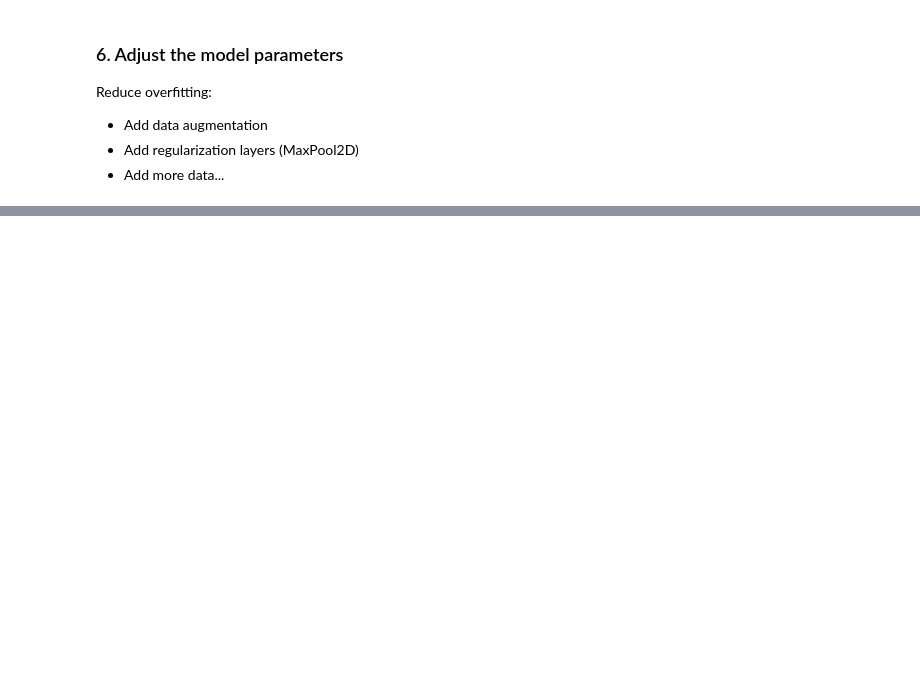
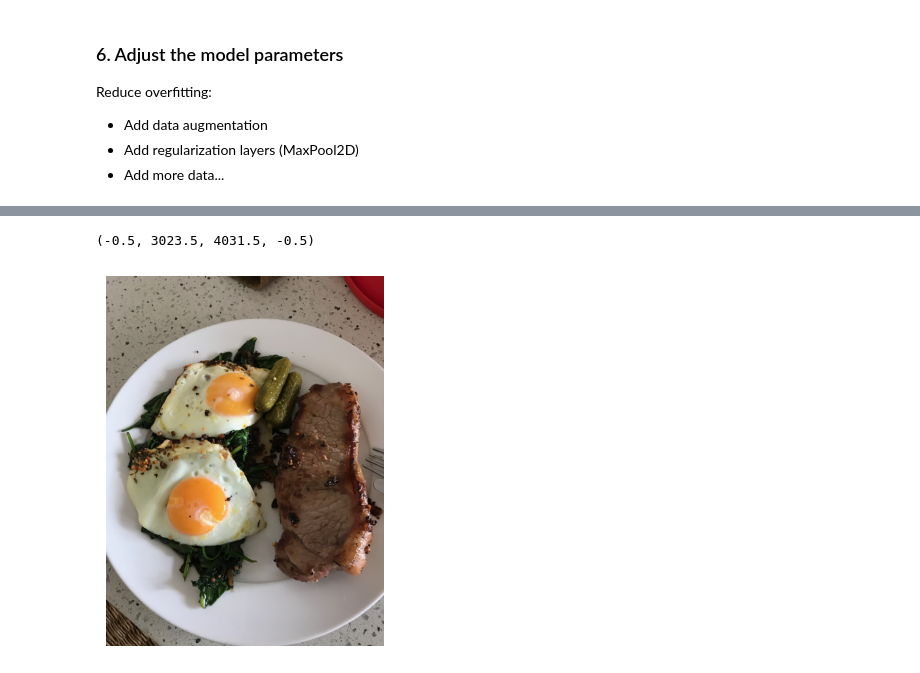
Before and after one commit to czhurdlespeed/TFDevCert, a Jupyter notebook: TFCert_Practice/03_introduction_to_computer_vision_with_TF.ipynb, the cells around one changed output, grey strips where cells are left out. Saved outputs shown, nothing was run; the diff lists cells and outputs as text; code cells hidden in the pictures; blank space fills up the shorter version.

```diff
--- a/TFCert_Practice/03_introduction_to_computer_vision_with_TF.ipynb
+++ b/TFCert_Practice/03_introduction_to_computer_vision_with_TF.ipynb
@@ -661,0 +833,7 @@ _________________________________________________________________
+# %%
+steak = mpimg.imread("/content/03-steak.jpeg?raw=true")
+plt.imshow(steak)
+plt.axis(False)
+# %% [output]
+(-0.5, 3023.5, 4031.5, -0.5)
+[figure, added]
```
Also changed, not shown: parts of 73 cells of this notebook.
